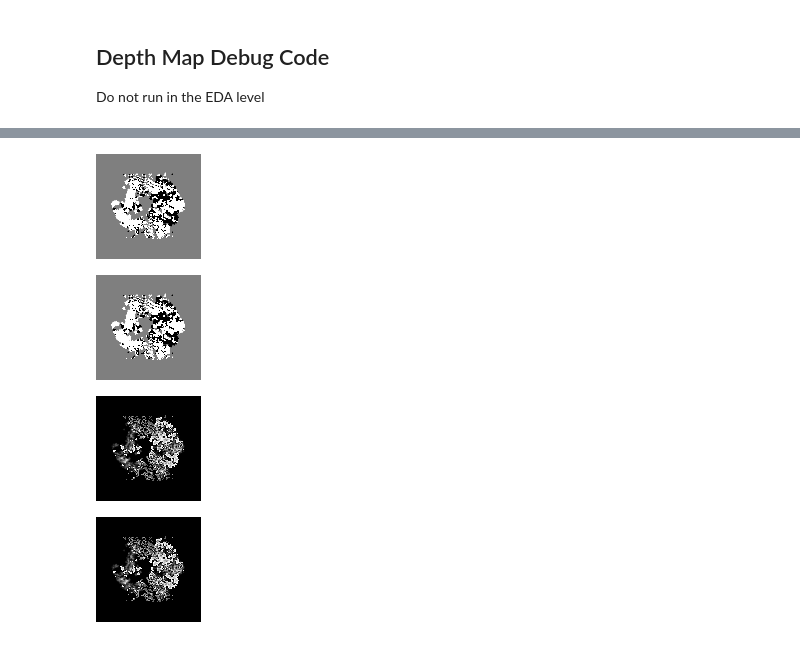
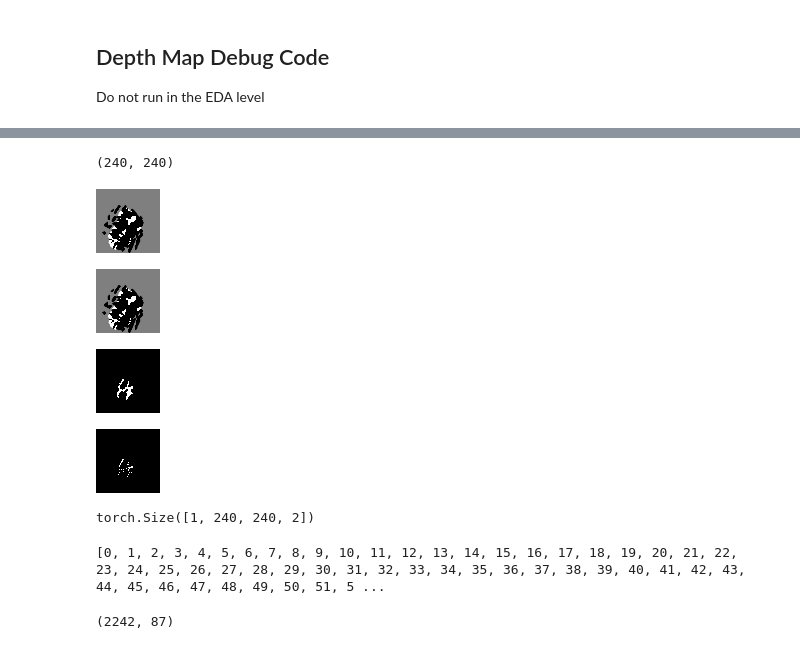
Before and after one commit to kimh060612/MultiON-VAE, a Jupyter notebook: encoding_layer/MapEDA.ipynb, the cells around one changed output, grey strips where cells are left out. Cells and saved outputs as stored; diff of their text form; code cells hidden in the pictures.

Commit message:
GPU Utilization Reduction w. Traj map

```diff
--- a/encoding_layer/MapEDA.ipynb
+++ b/encoding_layer/MapEDA.ipynb
@@ -555,16 +514,16 @@ def to_pose(pose):
 def pose_search(eid, mid):
     return to_pose(metadata_df.loc[metadata_df['episode_id'] == eid].loc[metadata_df['id'] == mid]['pose'].tolist()[0])
 
-occupancy_projection = Projection(64, 105, torch.device('cpu'),
-    -42, 42, -100, 100,
+occupancy_projection = Projection(20, 240, torch.device('cpu'),
+    -60, 60, -100, 100,
     -0.6, 1.5
 )
-registration = Registration(64, 105, -110, 110, 1, torch.device('cpu'))
+registration = Registration(20, 240, -60, 60, 1, torch.device('cpu'))
 # %%
 depth_torch= torch.Tensor(np.load(depth_data_list[idx]) * 10.).unsqueeze(0)
-mid, eid = parse("/media/michael/sdd1/MapVAEMultiON/depth_#id{}_#eid{}.npy", depth_data_list[idx])
+mid, eid = parse("/media/michael/ssd1/MapVAEMultiON/depth_#id{}_#eid{}.npy", depth_data_list[idx])
 pose = pose_search(int(eid), int(mid))
-dp_final = occupancy_projection.forward(depth_torch, torch.Tensor([pose[2]]).unsqueeze(1))
+dp_final = occupancy_projection.forward(depth_torch)
 # %%
 visualize_map_np(dp_final.cpu().numpy()[0][0])
 # %% [output]
@@ -576,28 +535,26 @@ torch.Size([1, 1, 64, 64])
 # %%
 global_allocentric_occupancy_map = torch.zeros(
     1,
-    105,
-    105
+    240,
+    240
 )
-global_egocentric_occupancy_map = torch.zeros(
+trajectory_map = torch.zeros(
     1,
-    105,
-    105
+    240,
+    240,
+    2
 )
 
 for _p in depth_data_list:
     torch_depth = torch.Tensor(np.load(_p) * 10.).unsqueeze(0)
-    mid, eid = parse("/media/michael/sdd1/MapVAEMultiON/depth_#id{}_#eid{}.npy", _p)
+    mid, eid = parse("/media/michael/ssd1/MapVAEMultiON/depth_#id{}_#eid{}.npy", _p)
     pose = pose_search(int(eid), int(mid))
     observations = {
         "gps": torch.Tensor(pose[:2]).unsqueeze(0),
         "compass": torch.Tensor(pose[2:]).unsqueeze(0)
     }
-    projection = occupancy_projection.forward(torch_depth * 10., observations["compass"])
-    (
-        global_allocentric_occupancy_map,
-        global_egocentric_occupancy_map
-    ) = registration.forward(observations, global_allocentric_occupancy_map, projection)
+    projection = occupancy_projection.forward(torch_depth)
+    global_allocentric_occupancy_map, trajectory_map = registration.forward(observations, global_allocentric_occupancy_map, projection, trajectory_map)
 # %%
 from parse import *
 
@@ -605,16 +562,42 @@ mid, eid = parse("/media/michael/sdd1/MapVAEMultiON/depth_#id{}_#eid{}.npy", dep
 # %%
-visualize_map_np(_belief_to_prob(global_allocentric_occupancy_map).cpu().numpy()[0] * 255.)
+np_map = _belief_to_prob(global_allocentric_occupancy_map).cpu().numpy()[0] * 255.
+print(np_map.shape)
+visualize_map_np(np_map[120-32:120+32, 120-32:120+32])
 # %% [output]
+(240, 240)
-[figure, old version]
+[figure, new version]
-# %%
-visualize_map_np(_belief_to_prob(global_egocentric_occupancy_map).cpu().numpy()[0] * 255.)
-# %% [output]
-[figure, removed]
+# %%
+visualize_map_np(np_map[120-32:120+32, 120-32:120+32])
+# %% [output]
+[figure, added]
 # %%
-visualize_map_np(global_allocentric_occupancy_map.cpu().numpy()[0])
+np_traj = trajectory_map.cpu().numpy()[0, :, :, 0].astype(np.uint8) * 255
+visualize_map_np(np_traj[120-32:120+32, 120-32:120+32])
 # %% [output]
-[figure, old version]
+[figure, new version]
-# %%
-visualize_map_np(global_egocentric_occupancy_map.cpu().numpy()[0])
-# %% [output]
-[figure, removed]
+# %%
+np_traj_heading = trajectory_map.cpu().numpy()[0, :, :, 1].astype(np.uint8) * 255
+visualize_map_np(np_traj_heading[120-32:120+32, 120-32:120+32])
+# %% [output]
+[figure, added]
+# %%
+trajectory_map.shape
+# %% [output]
+torch.Size([1, 240, 240, 2])
+# %%
+from tqdm import tqdm
+valid_episode = []
+valid_episode_len = []
+for e in tqdm(range(100)):
+    depth_data_list = glob(f"{DATA_PATH}/depth_*_#eid{e}.npy")
+    rgb_data_list = glob(f"{DATA_PATH}/rgb_*_#eid{e}.npy")
+    if len(rgb_data_list) != 0:
+        valid_episode.append(e)
+        valid_episode_len.append(len(rgb_data_list))
+print(valid_episode)
+# %% [output]
+[0, 1, 2, 3, 4, 5, 6, 7, 8, 9, 10, 11, 12, 13, 14, 15, 16, 17, 18, 19, 20, 21, 22, 23, 24, 25, 26, 27, 28, 29, 30, 31, 32, 33, 34, 35, 36, 37, 38, 39, 40, 41, 42, 43, 44, 45, 46, 47, 48, 49, 50, 51, 5 ...
+# %%
+max(valid_episode_len), np.argmax(np.array(valid_episode_len))
+# %% [output]
+(2242, 87)
```
Also changed, not shown: parts of 38 cells of this notebook, 21 other files.
